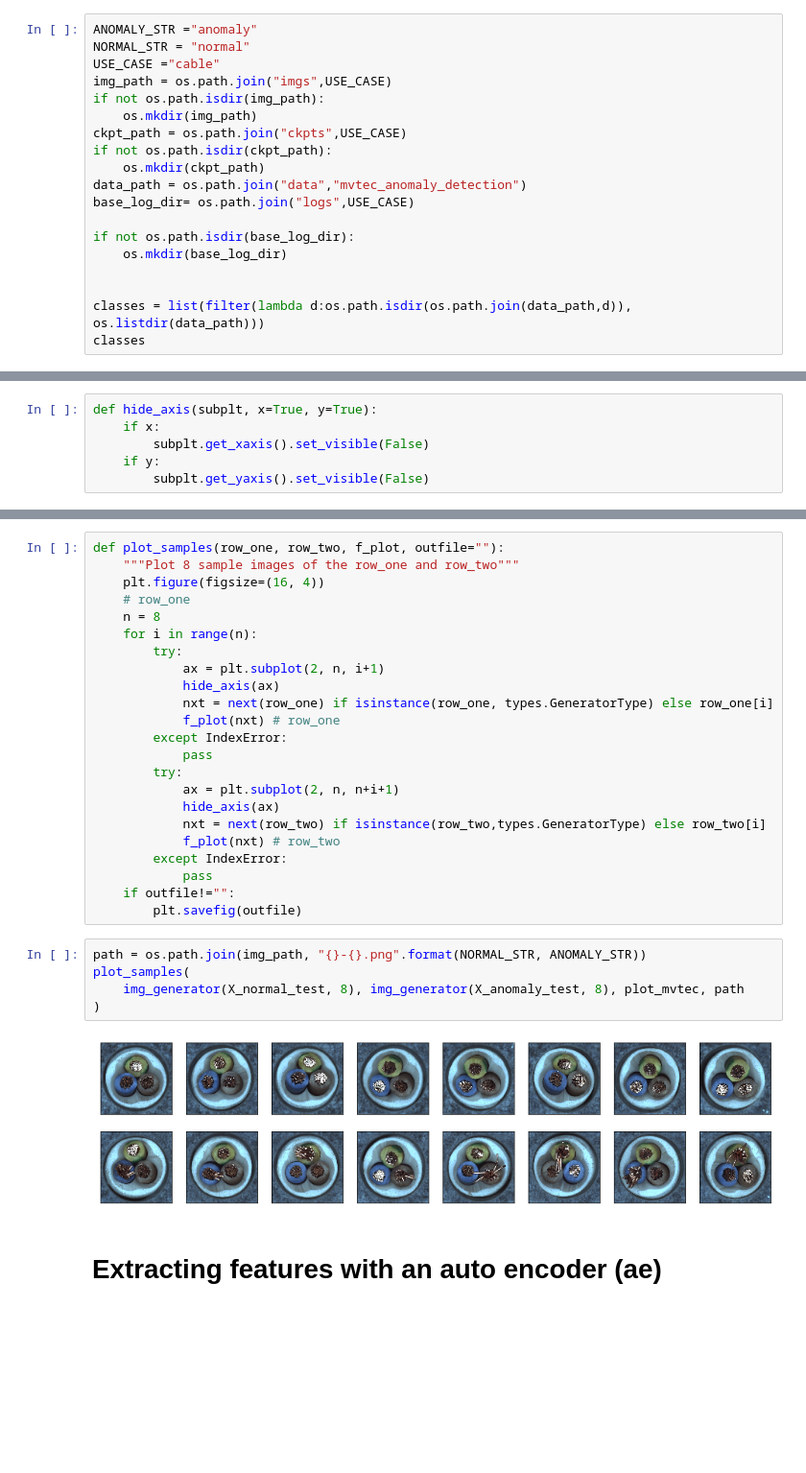
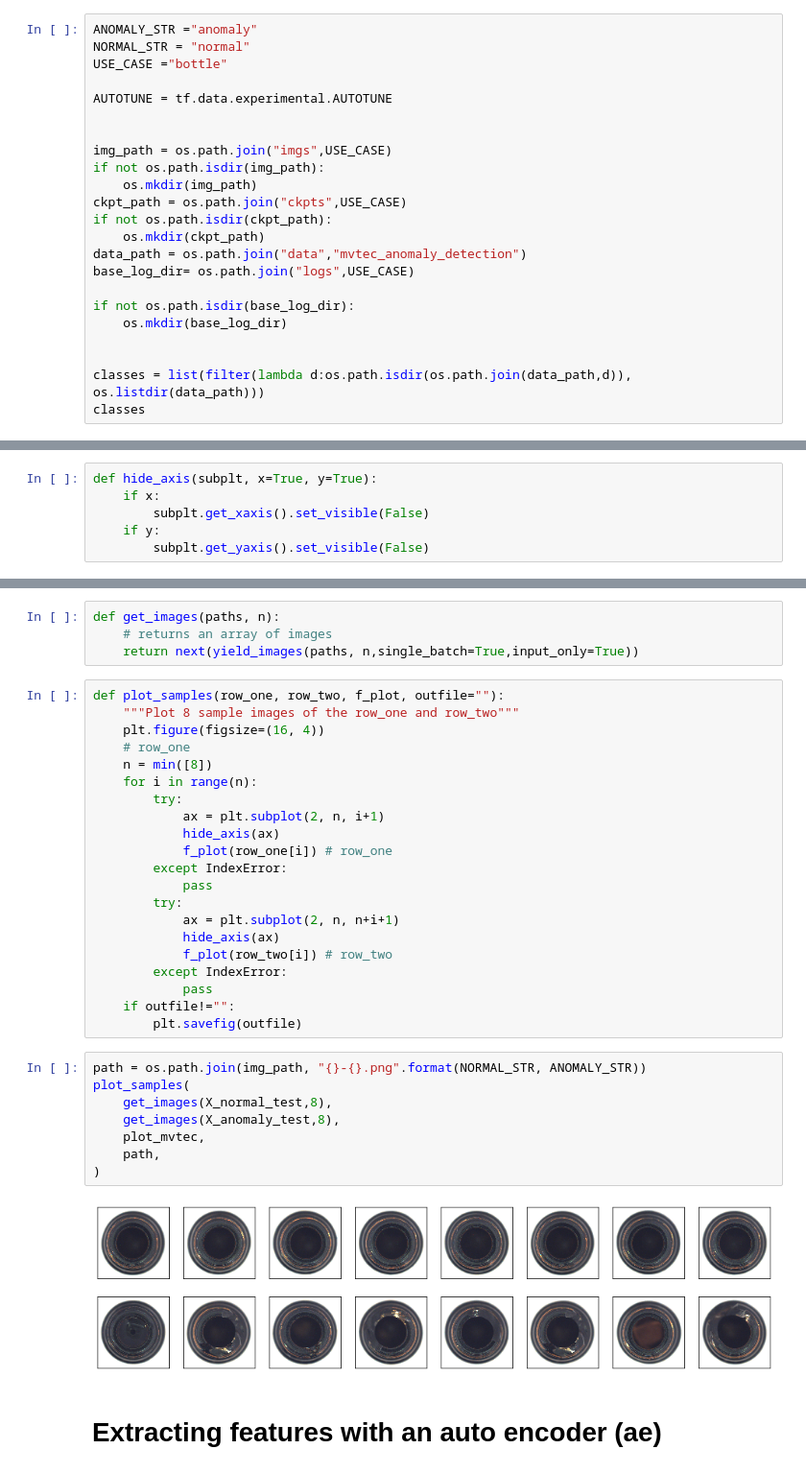
Before and after one commit to ChiShao/cnn-auto-encoder, a Jupyter notebook: anomaly_detector_generator.ipynb, the cells around one changed output, grey strips where cells are left out. Shown at 96% size. Drawn from its saved outputs; the diff is of its cells as text; blank space fills up the shorter version.

```diff
--- a/anomaly_detector_generator.ipynb
+++ b/anomaly_detector_generator.ipynb
@@ -37,7 +41,11 @@ np.random.seed(42)
 # %%
 ANOMALY_STR ="anomaly"
 NORMAL_STR = "normal"
-USE_CASE ="cable"
+USE_CASE ="bottle"
+
+AUTOTUNE = tf.data.experimental.AUTOTUNE
+
+
 img_path = os.path.join("imgs",USE_CASE)
 if not os.path.isdir(img_path):
     os.mkdir(img_path)
@@ -153,22 +137,24 @@ def img_generator(file_paths, n):
+# %%
+def get_images(paths, n):
+    # returns an array of images
+    return next(yield_images(paths, n,single_batch=True,input_only=True))
 # %%
 def plot_samples(row_one, row_two, f_plot, outfile=""):
     """Plot 8 sample images of the row_one and row_two"""
     plt.figure(figsize=(16, 4))
     # row_one
-    n = 8
+    n = min([8])
     for i in range(n):
         try:
             ax = plt.subplot(2, n, i+1)
             hide_axis(ax)
-            nxt = next(row_one) if isinstance(row_one, types.GeneratorType) else row_one[i]
-            f_plot(nxt) # row_one
+            f_plot(row_one[i]) # row_one
         except IndexError:
             pass
         try:
             ax = plt.subplot(2, n, n+i+1)
             hide_axis(ax)
-            nxt = next(row_two) if isinstance(row_two,types.GeneratorType) else row_two[i]
-            f_plot(nxt) # row_two
+            f_plot(row_two[i]) # row_two
         except IndexError:
             pass
     if outfile!="":
@@ -176,10 +162,13 @@ def plot_samples(row_one, row_two, f_plot, outfile=""):
 # %%
 path = os.path.join(img_path, "{}-{}.png".format(NORMAL_STR, ANOMALY_STR))
 plot_samples(
-    img_generator(X_normal_test, 8), img_generator(X_anomaly_test, 8), plot_mvtec, path
+    get_images(X_normal_test,8),
+    get_images(X_anomaly_test,8),
+    plot_mvtec,
+    path,
 )
 # %% [output]
-[figure, old version]
+[figure, new version]
 # %% [markdown]
 # Extracting features with an auto encoder (ae)
 # %%
```
Also changed, not shown: parts of 30 cells of this notebook.
